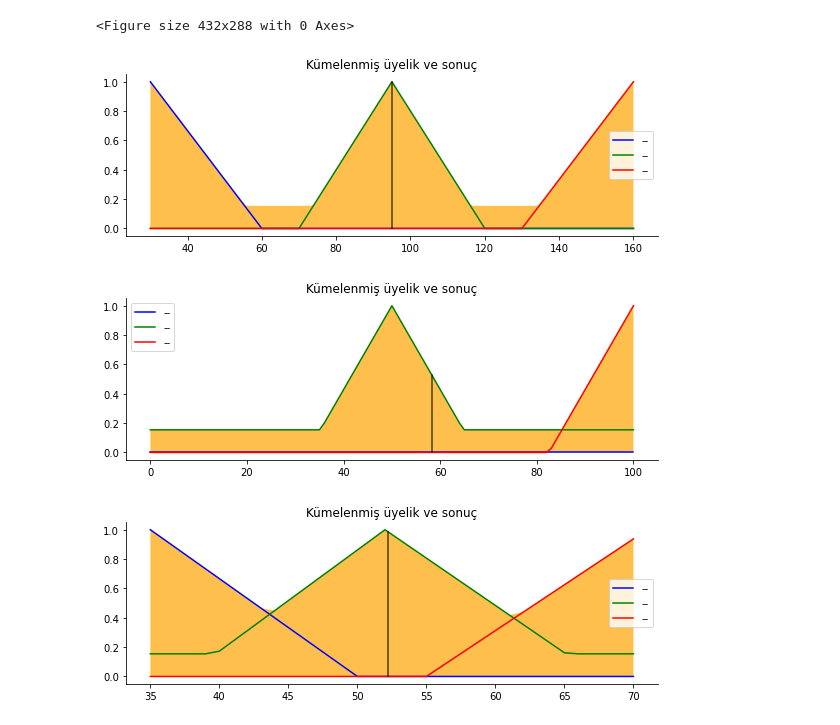
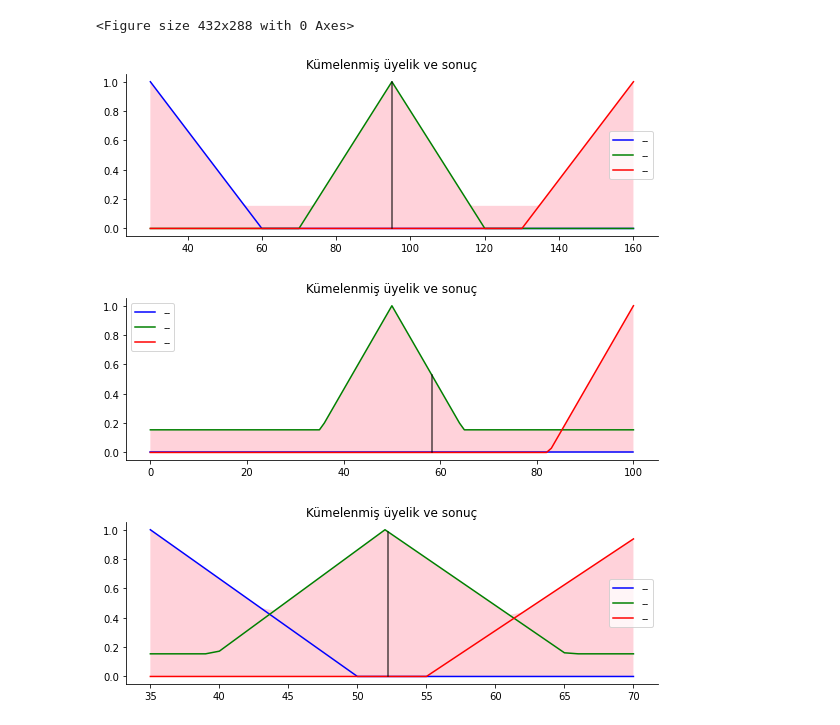
Before and after one commit to omerkonca/bulanik_mantik_uygulamalari, a Jupyter notebook: BULAŞIK MAKİNESİNİN BULANIK MANTIK MODELİ.ipynb, the cells around one changed output. Drawn from its saved outputs; the diff is of its cells as text; code cells hidden in the pictures.

```diff
--- a/BULAŞIK MAKİNESİNİN BULANIK MANTIK MODELİ.ipynb
+++ b/BULAŞIK MAKİNESİNİN BULANIK MANTIK MODELİ.ipynb
@@ -166,7 +166,7 @@ fig, ax0 = plt.subplots(figsize=(8, 3))
 ax0.plot(y_zamanı, yıkama_za_ck, 'b', linewidth = 1.5, label = "--")
 ax0.plot(y_zamanı, yıkama_za_ort, 'g', linewidth = 1.5, label = "--")
 ax0.plot(y_zamanı, yıkama_za_cu, 'r', linewidth = 1.5, label = "--")
-ax0.fill_between(y_zamanı, yıkama0, kümelemeYıkama, facecolor= 'Orange', alpha = 0.7)
+ax0.fill_between(y_zamanı, yıkama0, kümelemeYıkama, facecolor= 'pink', alpha = 0.7)
 ax0.plot([yıkama, yıkama], [0, yıkama_aktivasyon], 'k', linewidth= 1.5, alpha = 0.7)
 ax0.set_title("Kümelenmiş üyelik ve sonuç")
 ax0.legend()
@@ -183,39 +183,39 @@ fig, ax0 = plt.subplots(figsize=(8, 3))
 ax0.plot(d_miktarı, deterjan_miktarı_ca, 'b', linewidth = 1.5, label = "--")
 ax0.plot(d_miktarı, deterjan_miktarı_nor, 'g', linewidth = 1.5, label = "--")
 ax0.plot(d_miktarı, deterjan_miktarı_cf, 'r', linewidth = 1.5, label = "--")
-ax0.fill_between(d_miktarı, deterjan0, kümelemeDeterjan, facecolor= 'Orange', alpha = 0.7)
+ax0.fill_between(d_miktarı, deterjan0, kümelemeDeterjan, facecolor= 'pink', alpha = 0.7)
 ax0.plot([deterjan, deterjan], [0, deterjan_aktivasyon], 'k', linewidth= 1.5, alpha = 0.7)
 ax0.set_title("Kümelenmiş üyelik ve sonuç")
 ax0.legend()
 
 #tepedeki ve sağdaki eksenleri kaldırma
 for ax in (ax0, ax1, ax2):
     ax.spines["top"].set_visible(False)
     ax.spines["right"].set_visible(False)
     ax.get_xaxis().tick_bottom()
     ax.get_yaxis().tick_left()
 
 plt.tight_layout()
 #değer ve üyelik fonksiyonlarının gösterilmesi
 fig, ax0 = plt.subplots(figsize=(8, 3))
 
 ax0.plot(s_sicakligi, su_sicakligi_dus, 'b', linewidth = 1.5, label = "--")
 ax0.plot(s_sicakligi, su_sicakligi_nor, 'g', linewidth = 1.5, label = "--")
 ax0.plot(s_sicakligi, su_sicakligi_yuk, 'r', linewidth = 1.5, label = "--")
-ax0.fill_between(s_sicakligi, su0, kümelemeSuSıcaklıgı, facecolor= 'Orange', alpha = 0.7)
+ax0.fill_between(s_sicakligi, su0, kümelemeSuSıcaklıgı, facecolor= 'pink', alpha = 0.7)
 ax0.plot([su, su], [0, su_aktivasyon], 'k', linewidth= 1.5, alpha = 0.7)
 ax0.set_title("Kümelenmiş üyelik ve sonuç")
 ax0.legend()
 
 #tepedeki ve sağdaki eksenleri kaldırma
 for ax in (ax0, ax1, ax2):
     ax.spines["top"].set_visible(False)
     ax.spines["right"].set_visible(False)
     ax.get_xaxis().tick_bottom()
     ax.get_yaxis().tick_left()
 
 plt.tight_layout()
 # %% [output]
-[figure, old version]
+[figure, new version]
-[figure, old version]
+[figure, new version]
-[figure, old version]
+[figure, new version]
```
